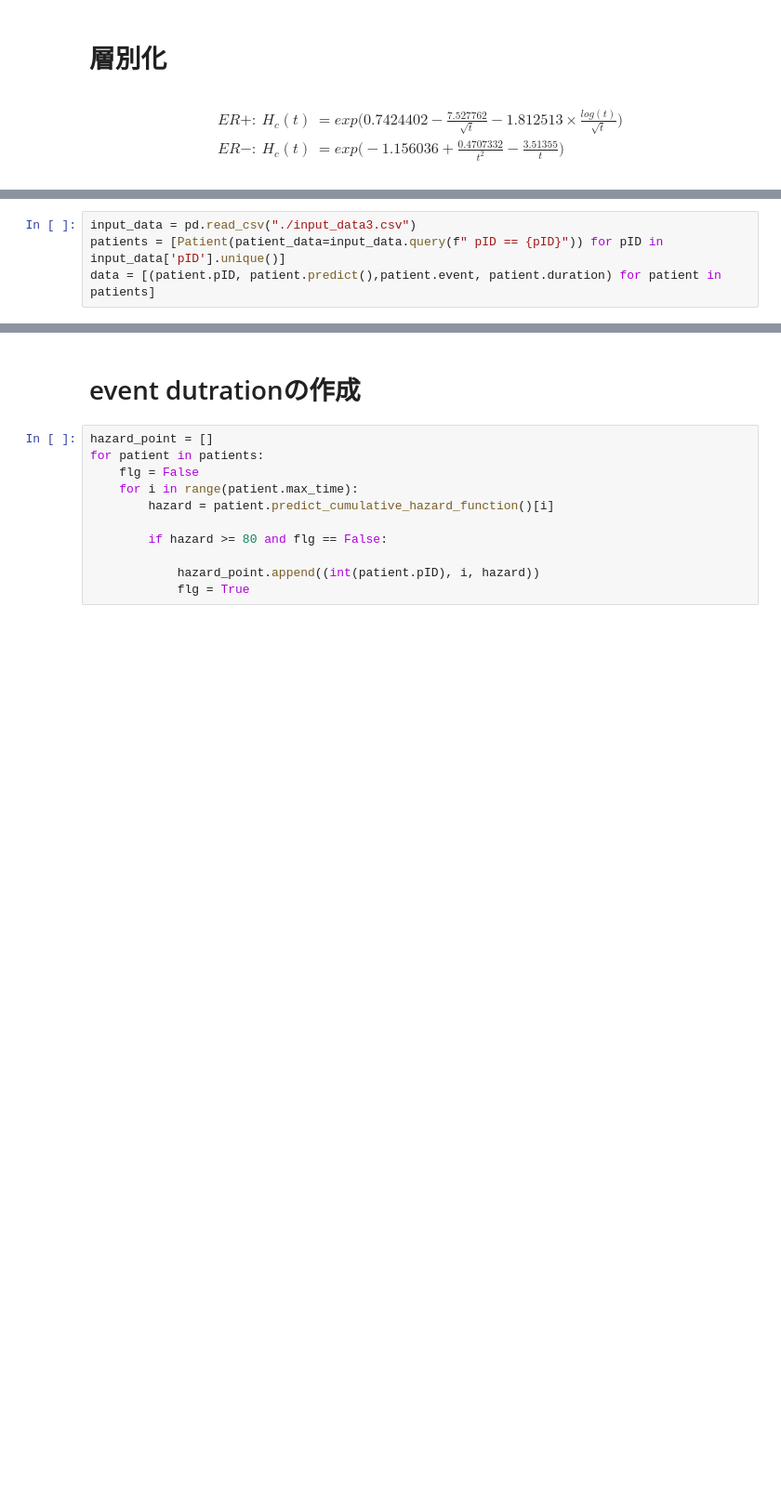
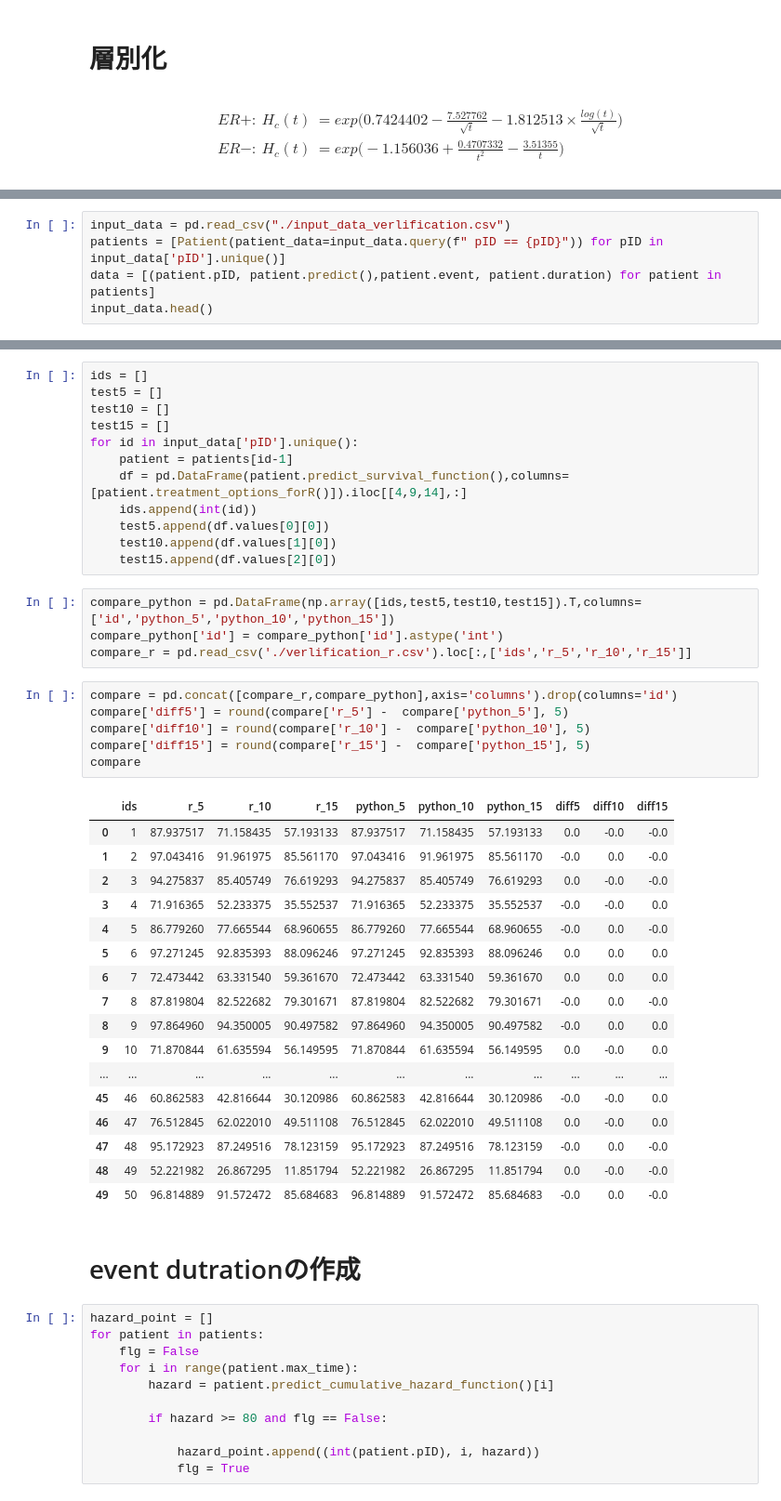
Before and after one commit to TakedaKatsuji/predict, a Jupyter notebook: predict.ipynb, the cells around one changed output, grey strips where cells are left out. Shown at 93% size. Drawn from its saved outputs; the diff is of its cells as text; blank space fills up the shorter version.

Commit message:
modify predict

```diff
--- a/predict.ipynb
+++ b/predict.ipynb
@@ -283,4 +297,5 @@ class Patient_Score:
 # %%
-input_data = pd.read_csv("./input_data3.csv")
+input_data = pd.read_csv("./input_data_verlification.csv")
 patients = [Patient(patient_data=input_data.query(f" pID == {pID}")) for pID in input_data['pID'].unique()]
 data = [(patient.pID, patient.predict(),patient.event, patient.duration) for patient in patients]
+input_data.head()
@@ -293,3 +309,43 @@ c_sta_df['event'] = c_sta_df['event'].apply(lambda x: True if x == 1 else False)
+# %%
+ids = []
+test5 = []
+test10 = []
+test15 = []
+for id in input_data['pID'].unique():
+    patient = patients[id-1]
+    df = pd.DataFrame(patient.predict_survival_function(),columns=[patient.treatment_options_forR()]).iloc[[4,9,14],:]
+    ids.append(int(id))
+    test5.append(df.values[0][0])
+    test10.append(df.values[1][0])
+    test15.append(df.values[2][0])
+# %%
+compare_python = pd.DataFrame(np.array([ids,test5,test10,test15]).T,columns=['id','python_5','python_10','python_15'])
+compare_python['id'] = compare_python['id'].astype('int')
+compare_r = pd.read_csv('./verlification_r.csv').loc[:,['ids','r_5','r_10','r_15']]
+# %%
+compare = pd.concat([compare_r,compare_python],axis='columns').drop(columns='id')
+compare['diff5'] = round(compare['r_5'] -  compare['python_5'], 5)
+compare['diff10'] = round(compare['r_10'] -  compare['python_10'], 5)
+compare['diff15'] = round(compare['r_15'] -  compare['python_15'], 5)
+compare
+# %% [output]
+|  | ids | r_5 | r_10 | r_15 | python_5 | python_10 | python_15 | diff5 | diff10 | diff15 |
+| 0 | 1 | 87.937517 | 71.158435 | 57.193133 | 87.937517 | 71.158435 | 57.193133 | 0.0 | -0.0 | -0.0 |
+| 1 | 2 | 97.043416 | 91.961975 | 85.561170 | 97.043416 | 91.961975 | 85.561170 | -0.0 | 0.0 | -0.0 |
+| 2 | 3 | 94.275837 | 85.405749 | 76.619293 | 94.275837 | 85.405749 | 76.619293 | 0.0 | -0.0 | -0.0 |
+| 3 | 4 | 71.916365 | 52.233375 | 35.552537 | 71.916365 | 52.233375 | 35.552537 | -0.0 | -0.0 | 0.0 |
+| 4 | 5 | 86.779260 | 77.665544 | 68.960655 | 86.779260 | 77.665544 | 68.960655 | -0.0 | 0.0 | -0.0 |
+| 5 | 6 | 97.271245 | 92.835393 | 88.096246 | 97.271245 | 92.835393 | 88.096246 | 0.0 | 0.0 | 0.0 |
+| 6 | 7 | 72.473442 | 63.331540 | 59.361670 | 72.473442 | 63.331540 | 59.361670 | 0.0 | 0.0 | 0.0 |
+| 7 | 8 | 87.819804 | 82.522682 | 79.301671 | 87.819804 | 82.522682 | 79.301671 | -0.0 | 0.0 | -0.0 |
+| 8 | 9 | 97.864960 | 94.350005 | 90.497582 | 97.864960 | 94.350005 | 90.497582 | -0.0 | 0.0 | 0.0 |
+| 9 | 10 | 71.870844 | 61.635594 | 56.149595 | 71.870844 | 61.635594 | 56.149595 | 0.0 | -0.0 | 0.0 |
+| ... | ... | ... | ... | ... | ... | ... | ... | ... | ... | ... |
+| 45 | 46 | 60.862583 | 42.816644 | 30.120986 | 60.862583 | 42.816644 | 30.120986 | -0.0 | -0.0 | 0.0 |
+| 46 | 47 | 76.512845 | 62.022010 | 49.511108 | 76.512845 | 62.022010 | 49.511108 | 0.0 | -0.0 | 0.0 |
+| 47 | 48 | 95.172923 | 87.249516 | 78.123159 | 95.172923 | 87.249516 | 78.123159 | -0.0 | 0.0 | -0.0 |
+| 48 | 49 | 52.221982 | 26.867295 | 11.851794 | 52.221982 | 26.867295 | 11.851794 | 0.0 | -0.0 | -0.0 |
+| 49 | 50 | 96.814889 | 91.572472 | 85.684683 | 96.814889 | 91.572472 | 85.684683 | -0.0 | 0.0 | -0.0 |
 # %% [markdown]
 # event dutrationの作成
 # %%
```
Also changed, not shown: parts of 7 cells of this notebook, 3 other files.
